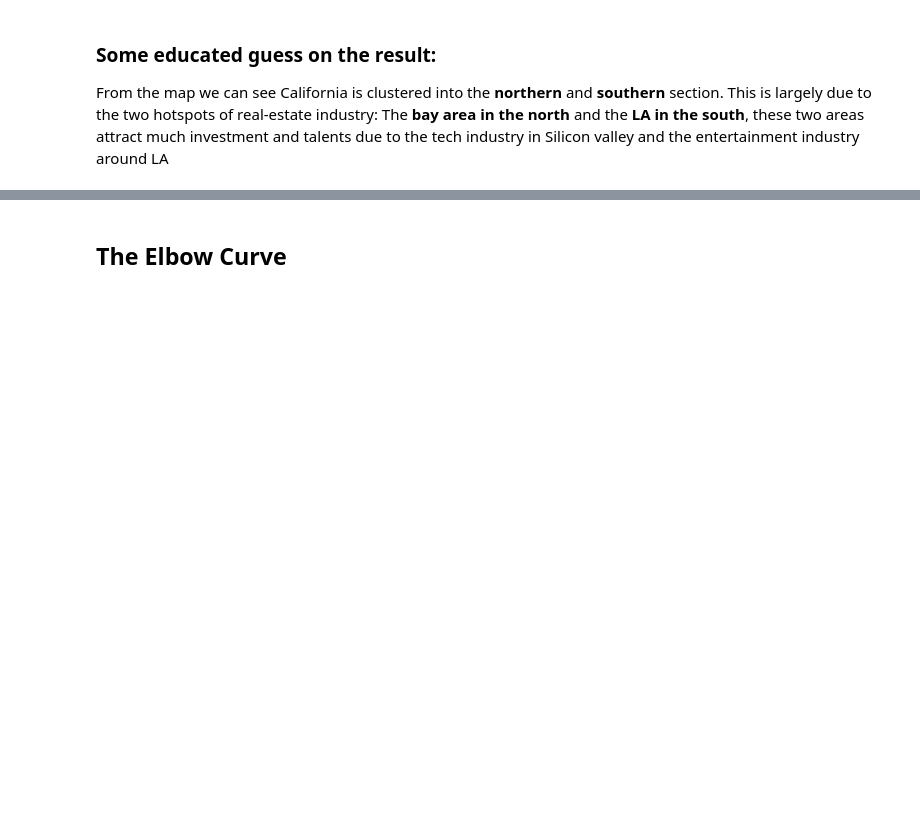
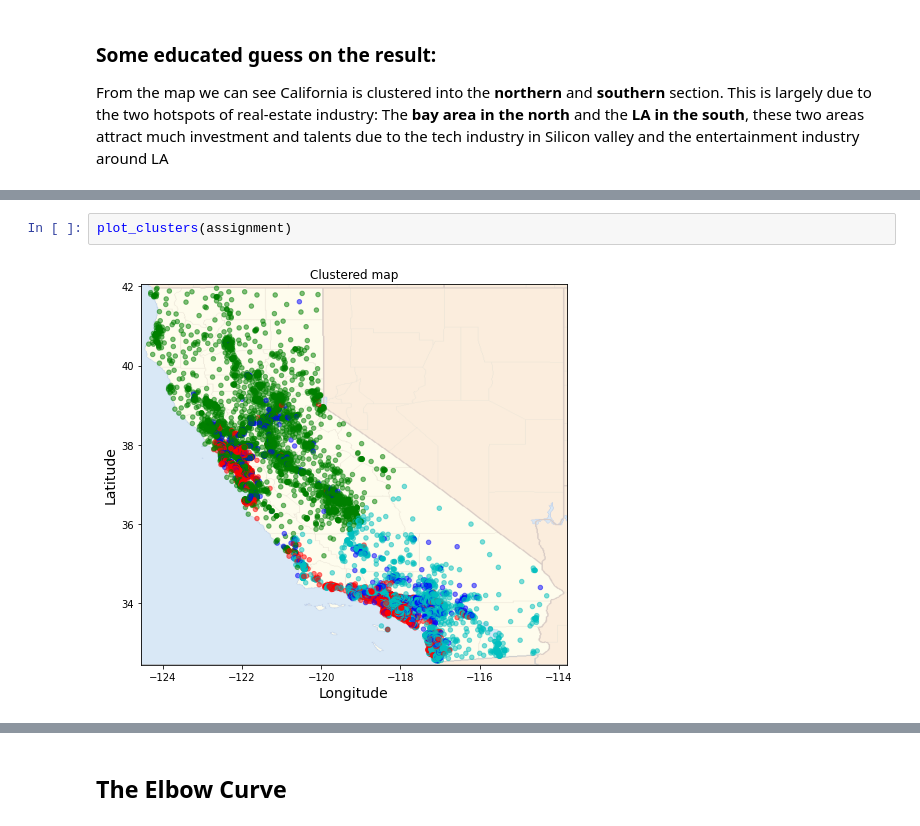
Before and after one commit to vivianchen98/california_housing_kmeans_clustering, a Jupyter notebook: sc9by_assignment_3_kmeans.ipynb, the cells around one changed output, grey strips where cells are left out. Drawn from its saved outputs; the diff is of its cells as text; blank space fills up the shorter version.

```diff
--- a/sc9by_assignment_3_kmeans.ipynb
+++ b/sc9by_assignment_3_kmeans.ipynb
@@ -308,0 +379,4 @@ The **bay area in the north** and the **LA in the south**, these two areas attra
+# %%
+plot_clusters(assignment)
+# %% [output]
+[figure, added]
```
Also changed, not shown: parts of 47 cells of this notebook.
